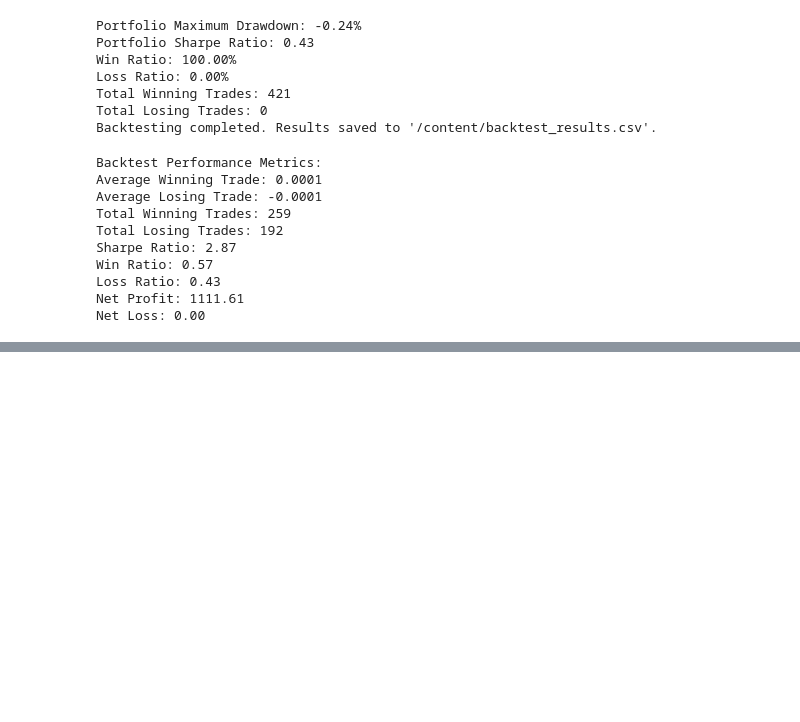
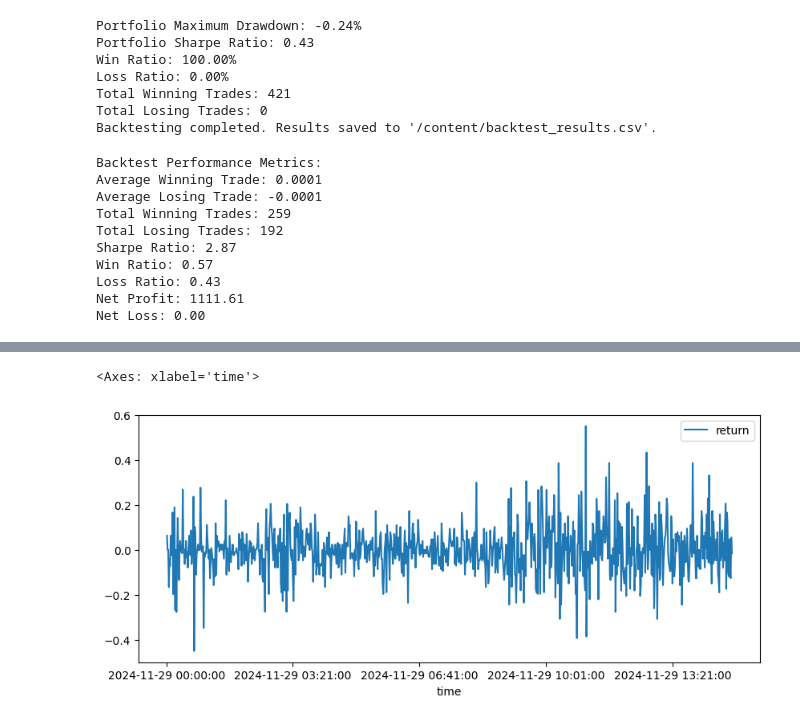
Before and after one commit to godwins3/PAfTA, a Jupyter notebook: notebooks/Nexo.ipynb, the cells around one changed output, grey strips where cells are left out. Drawn from its saved outputs; the diff is of its cells as text; code cells hidden in the pictures; blank space fills up the shorter version.

Commit message:
train gbc model

```diff
--- a/notebooks/Nexo.ipynb
+++ b/notebooks/Nexo.ipynb
@@ -942,0 +1003,12 @@ Net Loss: 0.00
+# %%
+# Normalize aclose value
+# We use this value to train model
+
+df['return'] = df['Adj Close'] - df['Adj Close'].shift(1)
+return_range = df['return'].max() - df['return'].min()
+df['return'] = df['return'] / return_range
+
+df.plot(x='time', y='return', figsize=(10,4))
+# %% [output]
+<Axes: xlabel='time'>
+[figure, added]
```
Also changed, not shown: parts of 27 cells of this notebook.
